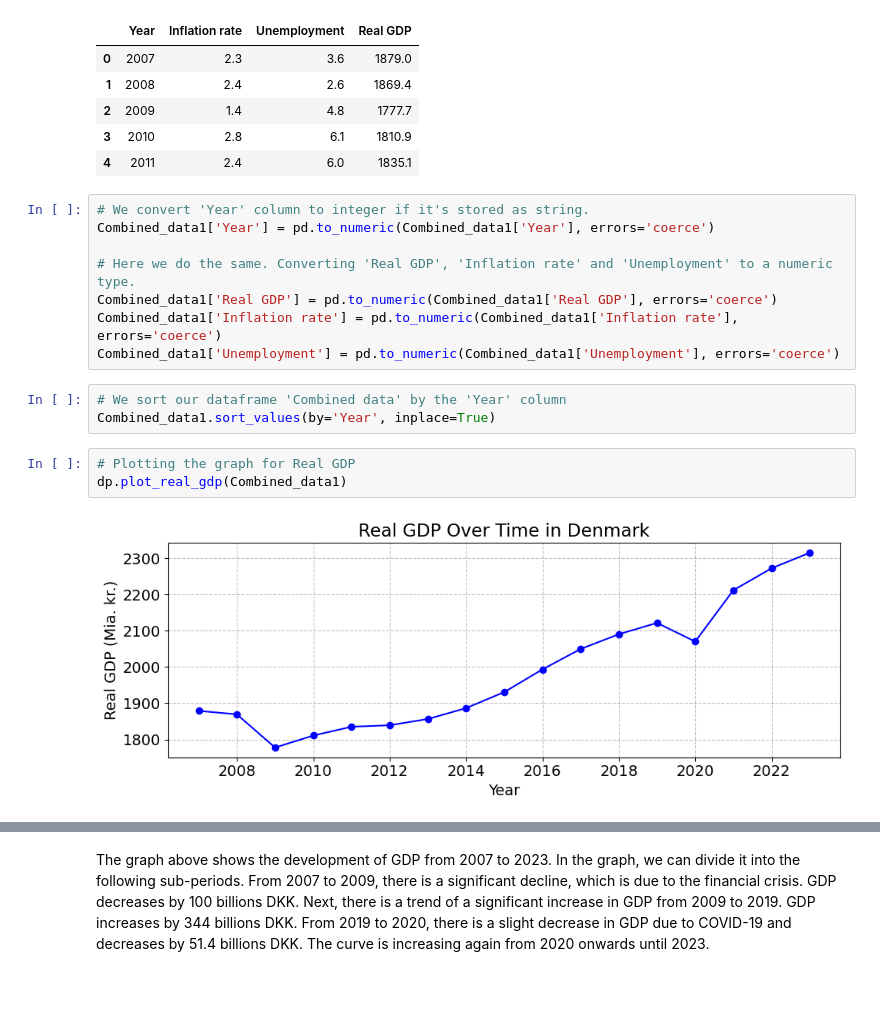
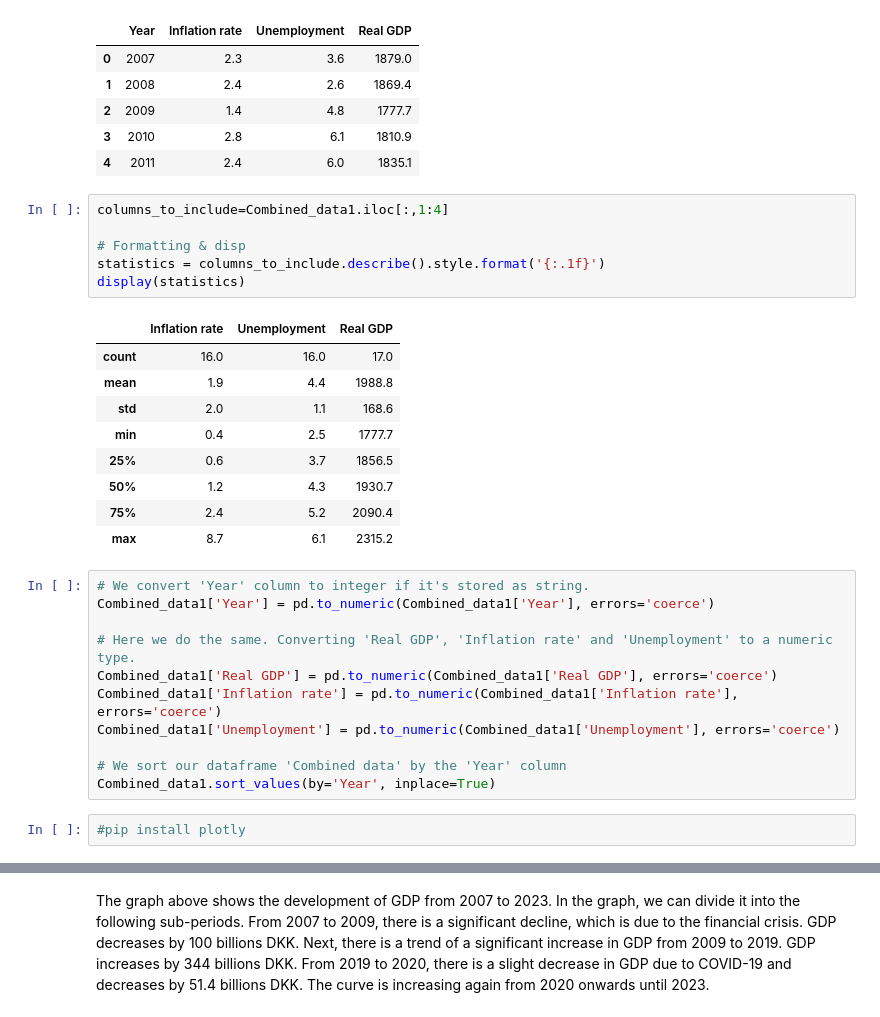
Before and after one commit to NumEconCopenhagen/projects-2024-sulaiman-phil-og-rabiah, a Jupyter notebook: dataproject/dataproject.ipynb, the cells around one changed output, grey strips where cells are left out. Cells and saved outputs as stored; diff of their text form; blank space fills up the shorter version.

```diff
--- a/dataproject/dataproject.ipynb
+++ b/dataproject/dataproject.ipynb
@@ -176,6 +161,22 @@ display(Combined_data1.head(5))
 | 2 | 2009 | 1.4 | 4.8 | 1777.7 |
 | 3 | 2010 | 2.8 | 6.1 | 1810.9 |
 | 4 | 2011 | 2.4 | 6.0 | 1835.1 |
+# %%
+columns_to_include=Combined_data1.iloc[:,1:4]
+
+# Formatting & disp
+statistics = columns_to_include.describe().style.format('{:.1f}')
+display(statistics)
+# %% [output]
+|  | Inflation rate | Unemployment | Real GDP |
+| count | 16.0 | 16.0 | 17.0 |
+| mean | 1.9 | 4.4 | 1988.8 |
+| std | 2.0 | 1.1 | 168.6 |
+| min | 0.4 | 2.5 | 1777.7 |
+| 25% | 0.6 | 3.7 | 1856.5 |
+| 50% | 1.2 | 4.3 | 1930.7 |
+| 75% | 2.4 | 5.2 | 2090.4 |
+| max | 8.7 | 6.1 | 2315.2 |
 # %%
 # We convert 'Year' column to integer if it's stored as string.
 Combined_data1['Year'] = pd.to_numeric(Combined_data1['Year'], errors='coerce')
@@ -184,11 +185,8 @@ Combined_data1['Year'] = pd.to_numeric(Combined_data1['Year'], errors='coerce')
 Combined_data1['Real GDP'] = pd.to_numeric(Combined_data1['Real GDP'], errors='coerce')
 Combined_data1['Inflation rate'] = pd.to_numeric(Combined_data1['Inflation rate'], errors='coerce')
 Combined_data1['Unemployment'] = pd.to_numeric(Combined_data1['Unemployment'], errors='coerce')
+
+# We sort our dataframe 'Combined data' by the 'Year' column
+Combined_data1.sort_values(by='Year', inplace=True)
-# %%
-# We sort our dataframe 'Combined data' by the 'Year' column
-Combined_data1.sort_values(by='Year', inplace=True)
-# %%
-# Plotting the graph for Real GDP
-dp.plot_real_gdp(Combined_data1)
-# %% [output]
-[figure, removed]
+# %%
+#pip install plotly
```
Also changed, not shown: parts of 6 cells of this notebook, 2 other files.
